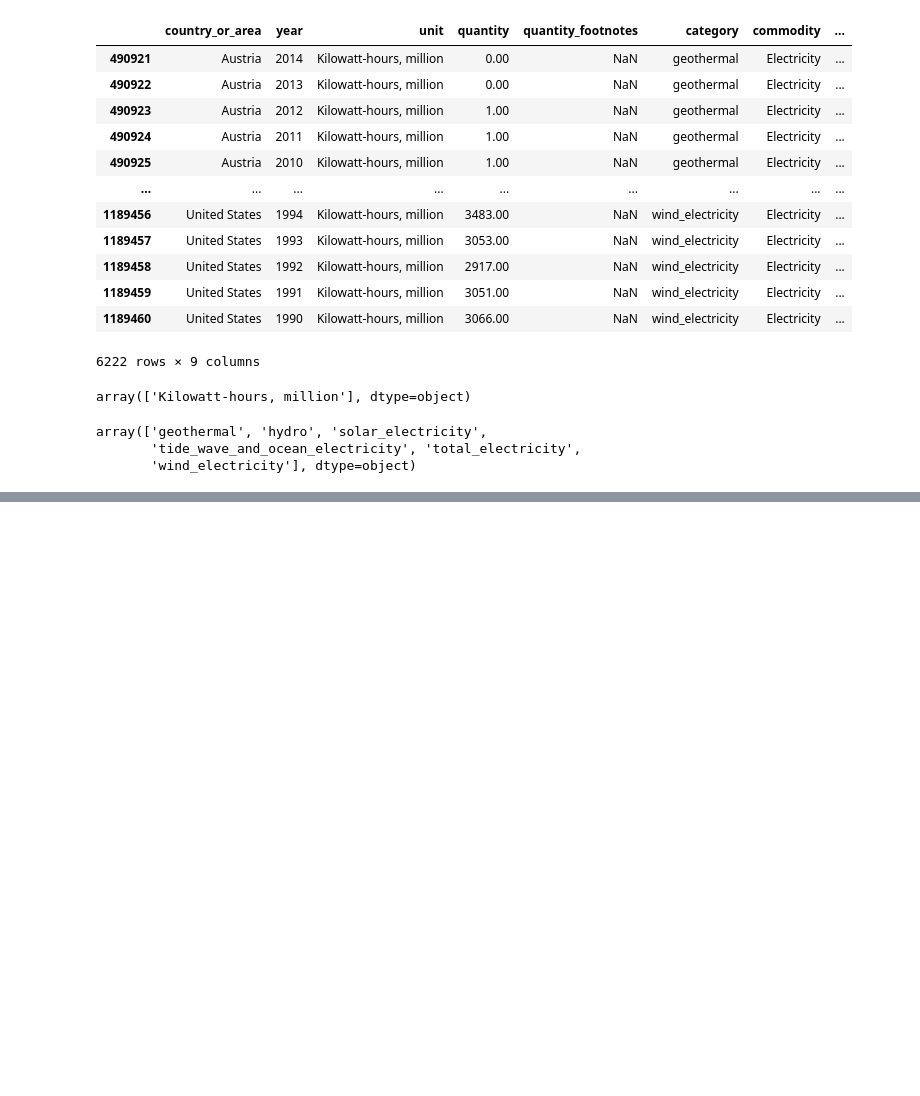
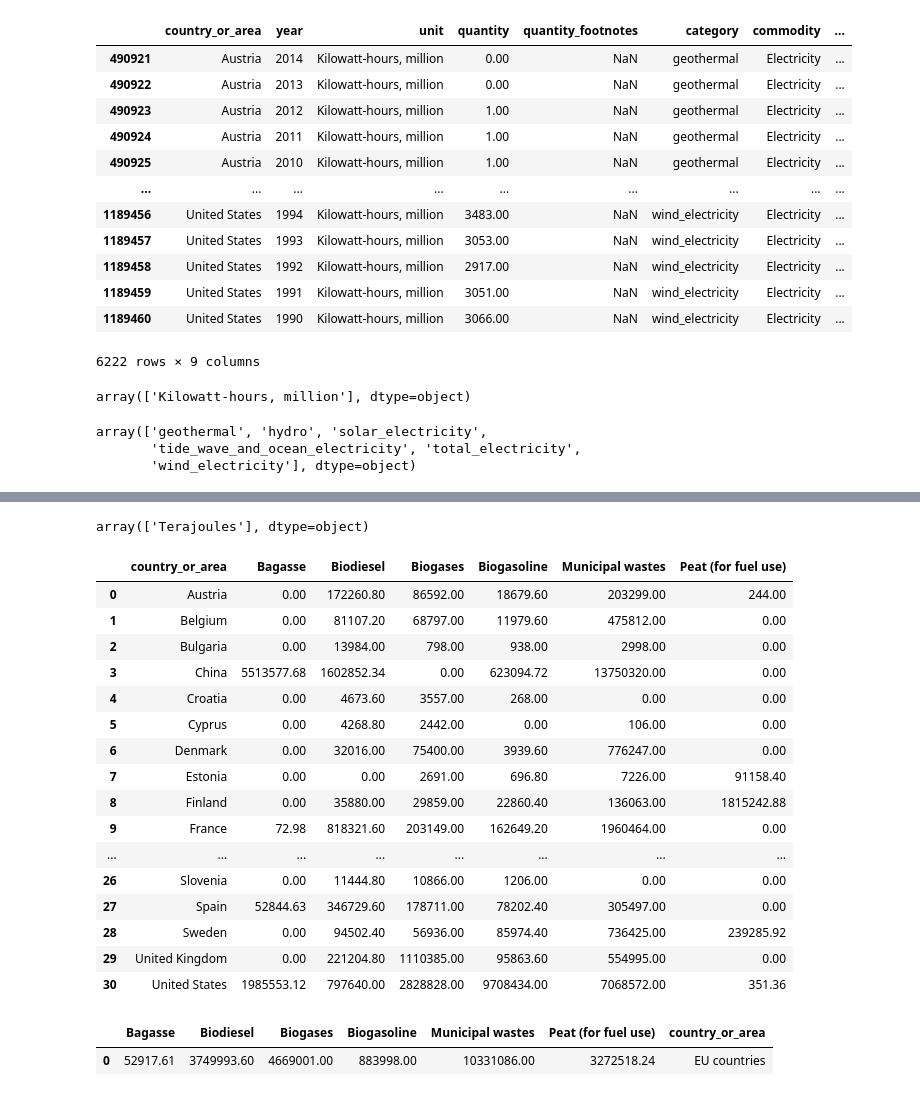
Before and after one commit to infoshareacademy/jdszr13-python_dynamites, a Jupyter notebook: Projekt Python GreenPeace/EU_World_Electricity_Production.ipynb, the cells around one changed output, grey strips where cells are left out. Saved outputs shown, nothing was run; the diff lists cells and outputs as text; code cells hidden in the pictures; blank space fills up the shorter version.

```diff
--- a/Projekt Python GreenPeace/EU_World_Electricity_Production.ipynb
+++ b/Projekt Python GreenPeace/EU_World_Electricity_Production.ipynb
@@ -261,3 +228,8 @@ with open("sum_eco_energy_data_eu_world.csv", "w+") as file:
 # %%
-#biomass_commodity_list = ['Bagasse', 'Biodiesel', 'Biogases', 'Biogasoline', 'Other liquid biofuels', 'Peat (for fuel use)']
-biomass_commodity_list = ['Biodiesel']
+biomass_commodity_list = ['Bagasse', 'Biodiesel', 'Biogases', 'Biogasoline', 'Peat (for fuel use)', 'Municipal wastes']
+# %%
+biomass_df = new_df.loc[new_df['commodity'].isin(biomass_commodity_list)]
+biomass_df = biomass_df.loc[new_df['country_or_area'].isin(EU_country + World)]
+#biomass_df = biomass_df.loc[new_df['year'] == 2000]
+biomass_df = biomass_df.loc[biomass_df['transaction_type'] == 'total energy supply']
+biomass_df
@@ -263,0 +264,8 @@ biomass_commodity_list = ['Biodiesel']
+# %%
+#Konwersja jednostek z megaton na terajoule
+biomass_df.loc[biomass_df['commodity'] == 'Bagasse', 'quantity'] *= 7.72
+biomass_df.loc[biomass_df['commodity'] == 'Biodiesel', 'quantity'] *= 36.8
+biomass_df.loc[biomass_df['commodity'] == 'Biogasoline', 'quantity'] *= 26.8
+biomass_df.loc[biomass_df['commodity'] == 'Peat (for fuel use)', 'quantity'] *= 9.76
+biomass_df['unit'] ='Terajoules'
+biomass_df
@@ -263,0 +286,54 @@ biomass_commodity_list = ['Biodiesel']
+# %%
+biomass_df['unit'].unique()
+# %% [output]
+array(['Terajoules'], dtype=object)
+# %%
+#suma energii wyprodukowanej w danym kraju, z podziałem na jej rodzaje (suma dla wszystkich lat lub wybrany rok)
+
+#Wybranie rocznika (można pominąć lub wybrać np. kilka lat)
+#EU_world_df = EU_world_df.loc[EU_world_df['year'] == 2000]
+
+#sumowanie energii osobno dla każdego kraju dla wszystkich roczników
+sum_biomass_df = biomass_df[['country_or_area', 'quantity', 'commodity']].pivot_table(index='country_or_area',
+                                                                                columns='commodity',
+                                                                               aggfunc = np.sum)
+#Podgląd danych
+#sum_biomass_df
+# %%
+#wartości Nan zamieniamy na 0.0 i usuwamy MultiIndex'owanie
+sum_biomass_df.fillna(0, inplace=True)
+sum_biomass_df.columns = sum_biomass_df.columns.droplevel()
+sum_biomass_df.columns.name = None
+sum_biomass_df.reset_index(inplace=True)
+
+#Podgląd danych
+sum_biomass_df
+# %% [output]
+|  | country_or_area | Bagasse | Biodiesel | Biogases | Biogasoline | Municipal wastes | Peat (for fuel use) |
+| 0 | Austria | 0.00 | 172260.80 | 86592.00 | 18679.60 | 203299.00 | 244.00 |
+| 1 | Belgium | 0.00 | 81107.20 | 68797.00 | 11979.60 | 475812.00 | 0.00 |
+| 2 | Bulgaria | 0.00 | 13984.00 | 798.00 | 938.00 | 2998.00 | 0.00 |
+| 3 | China | 5513577.68 | 1602852.34 | 0.00 | 623094.72 | 13750320.00 | 0.00 |
+| 4 | Croatia | 0.00 | 4673.60 | 3557.00 | 268.00 | 0.00 | 0.00 |
+| 5 | Cyprus | 0.00 | 4268.80 | 2442.00 | 0.00 | 106.00 | 0.00 |
+| 6 | Denmark | 0.00 | 32016.00 | 75400.00 | 3939.60 | 776247.00 | 0.00 |
+| 7 | Estonia | 0.00 | 0.00 | 2691.00 | 696.80 | 7226.00 | 91158.40 |
+| 8 | Finland | 0.00 | 35880.00 | 29859.00 | 22860.40 | 136063.00 | 1815242.88 |
+| 9 | France | 72.98 | 818321.60 | 203149.00 | 162649.20 | 1960464.00 | 0.00 |
+| ... | ... | ... | ... | ... | ... | ... | ... |
+| 26 | Slovenia | 0.00 | 11444.80 | 10866.00 | 1206.00 | 0.00 | 0.00 |
+| 27 | Spain | 52844.63 | 346729.60 | 178711.00 | 78202.40 | 305497.00 | 0.00 |
+| 28 | Sweden | 0.00 | 94502.40 | 56936.00 | 85974.40 | 736425.00 | 239285.92 |
+| 29 | United Kingdom | 0.00 | 221204.80 | 1110385.00 | 95863.60 | 554995.00 | 0.00 |
+| 30 | United States | 1985553.12 | 797640.00 | 2828828.00 | 9708434.00 | 7068572.00 | 351.36 |
+# %%
+#sumowanie energii z krajów europejskich - stworzenie jednego wiersza EU countries
+eu_biomass_df = sum_biomass_df.loc[sum_biomass_df['country_or_area'].isin(EU_country)].sum(numeric_only = True)
+eu_biomass_df = eu_biomass_df.to_frame().transpose()
+eu_biomass_df['country_or_area'] = 'EU countries'
+
+#Podgląd danych
+eu_biomass_df
+# %% [output]
+|  | Bagasse | Biodiesel | Biogases | Biogasoline | Municipal wastes | Peat (for fuel use) | country_or_area |
+| 0 | 52917.61 | 3749993.60 | 4669001.00 | 883998.00 | 10331086.00 | 3272518.24 | EU countries |
```
Also changed, not shown: parts of 22 cells of this notebook.
